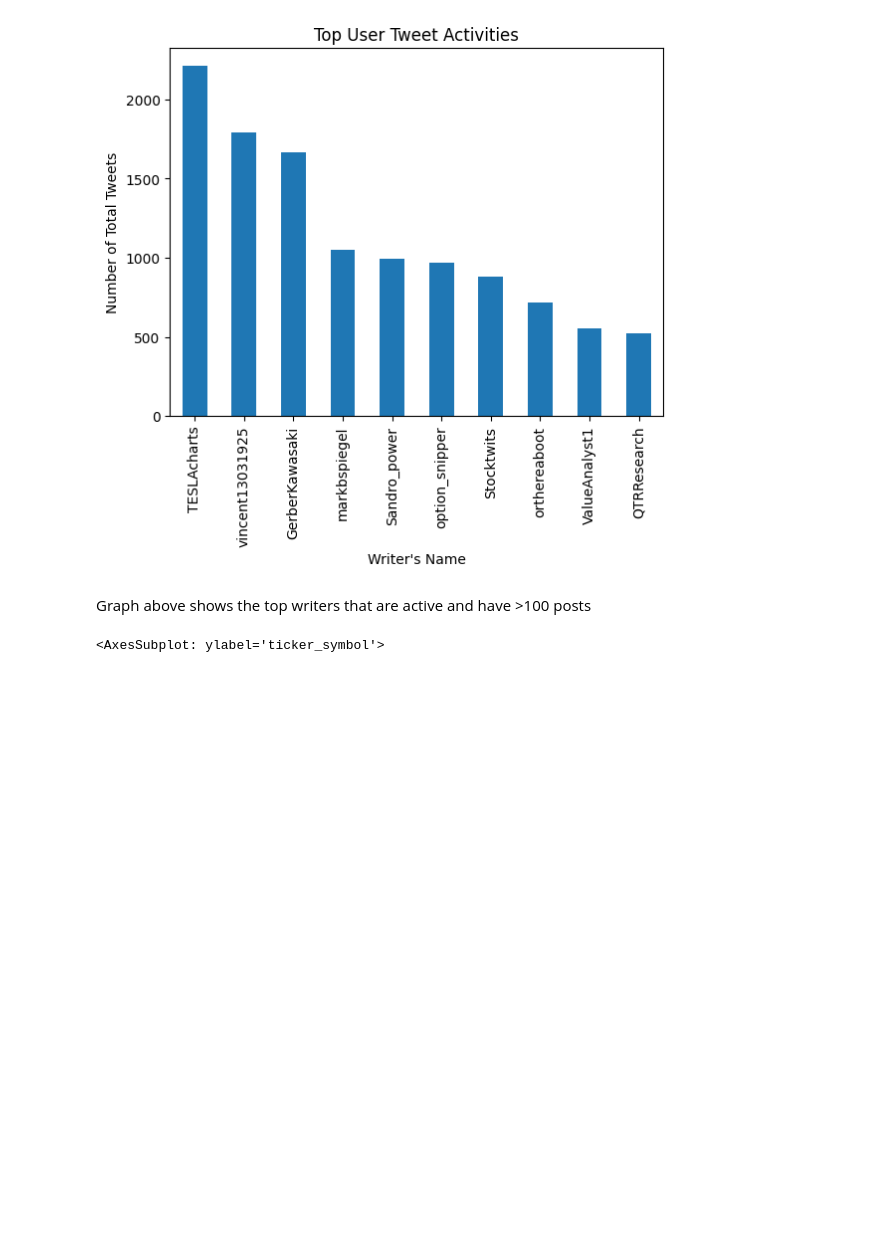
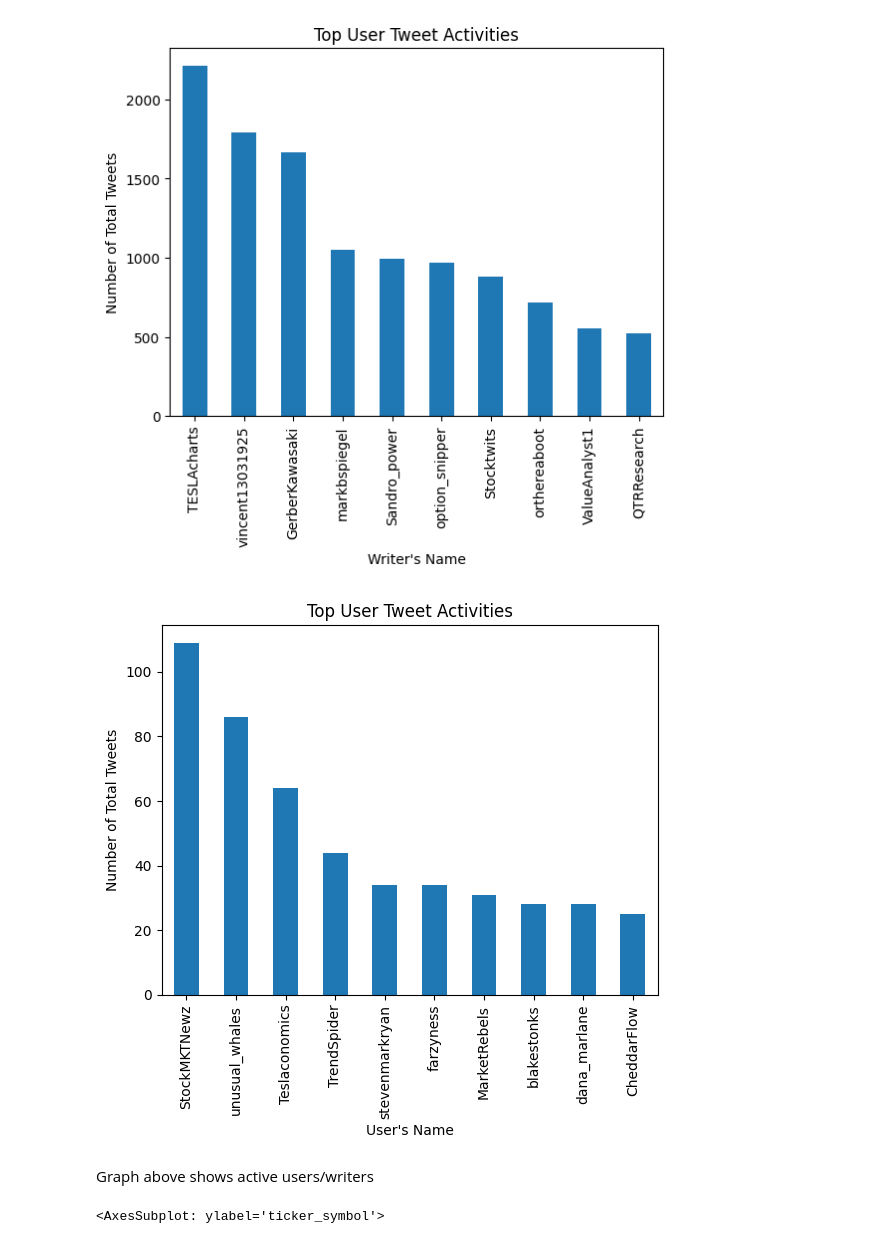
Before and after one commit to erictan23/TwitterIR, a Jupyter notebook: SentimentalAnalysis.ipynb, the cells around one changed output. Saved outputs shown, nothing was run; the diff lists cells and outputs as text; code cells hidden in the pictures; blank space fills up the shorter version.

Commit message:
Clean the notebook and comments TO-DO Fix polarity accuracy

```diff
--- a/SentimentalAnalysis.ipynb
+++ b/SentimentalAnalysis.ipynb
@@ -154,0 +214,3 @@ tweets
+# %%
+crawled_tweets.sort_values(by = "replies" , ascending  = False, inplace = True)
+crawled_tweets
@@ -169,3 +247,6 @@ tweets
 | 1488126 | 1060566346763849735 | AAPL | CompoundFreedom | 2018-11-08 | Apple Opens First Store in Thaila... | 0 | 0 | 0 | ... |
 | 4336444 | 1212160015332728833 | TSLA | Commuternyc | 2019-12-31 | Patiently Waiting for the no twit... | 0 | 0 | 5 | ... |
 4280526 rows × 9 columns
+# %%
+crawled_tweets["tweet_activity"] = crawled_tweets["replies"] + crawled_tweets["likes"] + crawled_tweets["retweets"]
+crawled_tweets
@@ -174,5 +269,7 @@ tweets
 # %%
 filterTweets = tweets.loc[tweets["tweet_activity"] > 50]
+# %%
+filterCrawledTweets = crawled_tweets.loc[crawled_tweets["tweet_activity"] > 50]
 # %%
 filterTweets.head()
 # %% [output]
@@ -345,0 +459,3 @@ Name: body, dtype: object
+# %%
+filterCrawledTweets= clean_dataframe_text(filterCrawledTweets, "tweet", False)
+filterCrawledTweets.head()
@@ -367,6 +515,17 @@ plt.xlabel("Writer's Name")
 plt.show()
 # %% [output]
 [figure]
-# %% [markdown]
-Graph above shows the top writers that are active and have >100 posts
+# %%
+counts = filterCrawledTweets["user"].value_counts(ascending= False)
+countsFilter = counts[:10]
+countsFilter.plot(kind="bar")
+
+plt.title("Top User Tweet Activities")
+plt.ylabel("Number of Total Tweets")
+plt.xlabel("User's Name")
+plt.show()
+# %% [output]
+[figure, added]
+# %% [markdown]
+Graph above shows active users/writers
 # %%
```
Also changed, not shown: parts of 299 cells of this notebook.
